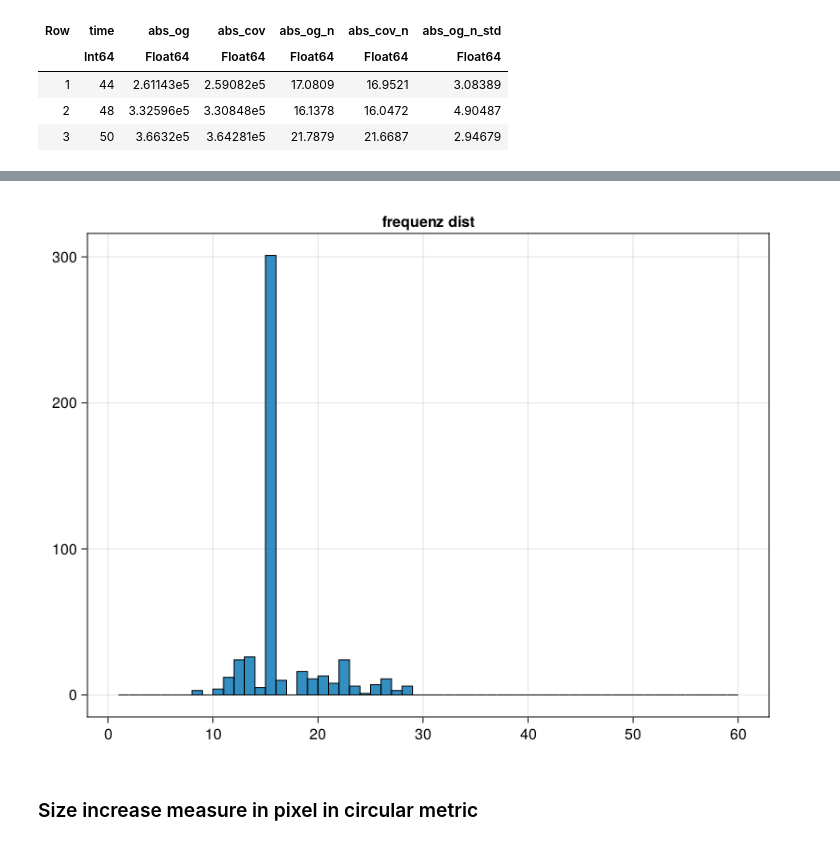
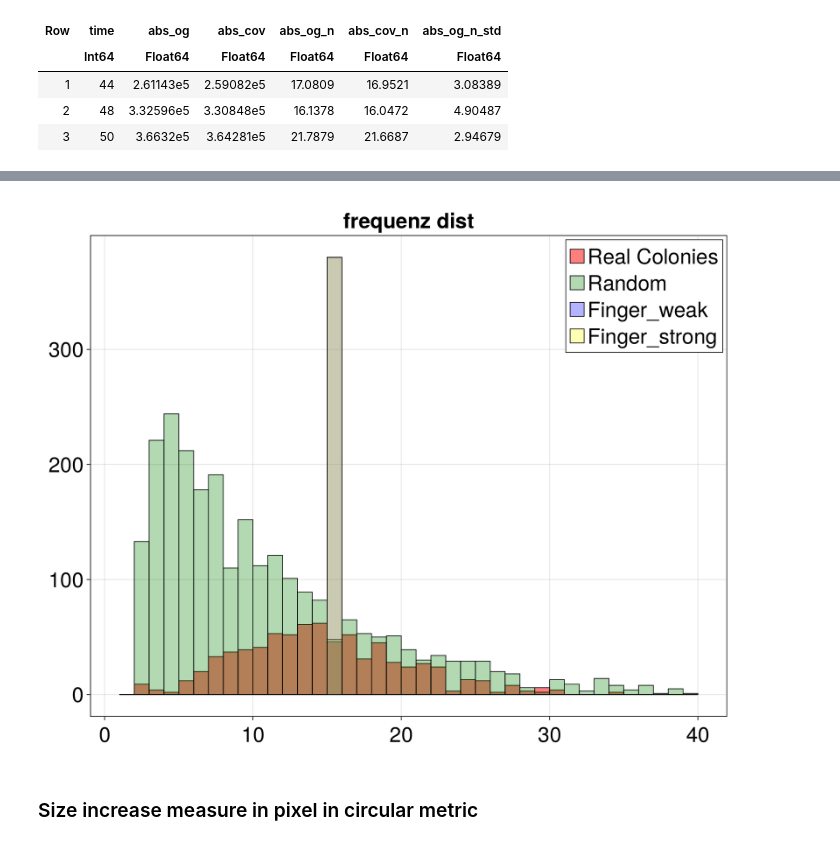
Before and after one commit to AndreasKuhn-ak/ColonyImages.jl, a Jupyter notebook: Analysis_artifical.ipynb, the cells around one changed output, grey strips where cells are left out. Cells and saved outputs as stored; diff of their text form; code cells hidden in the pictures.

```diff
--- a/Analysis_artifical.ipynb
+++ b/Analysis_artifical.ipynb
@@ -26,5 +30,5 @@ end
 # %%
-data_a = deserialize(joinpath(image_data,readdir(image_data)[6]))
+data_a = deserialize(joinpath(image_data,readdir(image_data)[2]))
 first(data_a,2)
 # %% [output]
 2×8 DataFrame
@@ -328,2 +307,4 @@ lines(test_spec_fil_b)
 # %%
-all_frequ = vcat(filter_fourier_beta2.(fft_data.abs_OG_n)...)
+all_frequ = vcat(filter_fourier_beta.(fft_data.abs_OG_n)...);
+fft_data_r_old = @subset(fft_data_r, :time .> 10)
+fft_data_a_old = @subset(fft_data, :time .> 10);
@@ -348,11 +311,24 @@ all_frequ = vcat(filter_fourier_beta2.(fft_data.abs_OG_n)...)
 # %%
-histo_data = vcat(find_freq.(filter_fourier_beta2.(fft_data.abs_OG_n[600:end], b  =0.5))...);
+histo_data_r = vcat(find_freq.(filter_fourier_beta.(fft_data_r.abs_OG_n, b  =0.5))...);
 # %%
-hans = hist(histo_data, bins = 1:60,strokewidth = 1)
-hans.axis.title =  "frequenz dist"
+histo_data_a_vec = []
+color_vec =[:green, :blue, :yellow, :orange, :purple, :black, :pink, :cyan, :magenta]
+
+hans = Figure()
+ax = Axis(hans[1,1])
+hist!(ax,histo_data_r, bins = 1:40,strokewidth = 1, color = (:red, 0.5), label = "Real Colonies")
+c = 1
+for (k,i) in pairs(groupby(fft_data_a_old,:data_set))
+    push!(histo_data_a_vec, vcat(find_freq.(filter_fourier_beta.(i.abs_OG_n, b  =0.5))...))
+    hist!(ax,histo_data_a_vec[end], bins = 1:40,strokewidth = 1, color = (color_vec[c], 0.3), label = mk_label(k.data_set))
+    c += 1
+end
+ax.title =  "frequenz dist"
+axislegend(ax, position = :rt)
+
 hans
 # %% [output]
-[figure, old version]
+[figure, new version]
 # %% [markdown]
 ### Size increase measure in pixel in circular metric
 # %%
```
Also changed, not shown: parts of 15 cells of this notebook, 21 other files.
